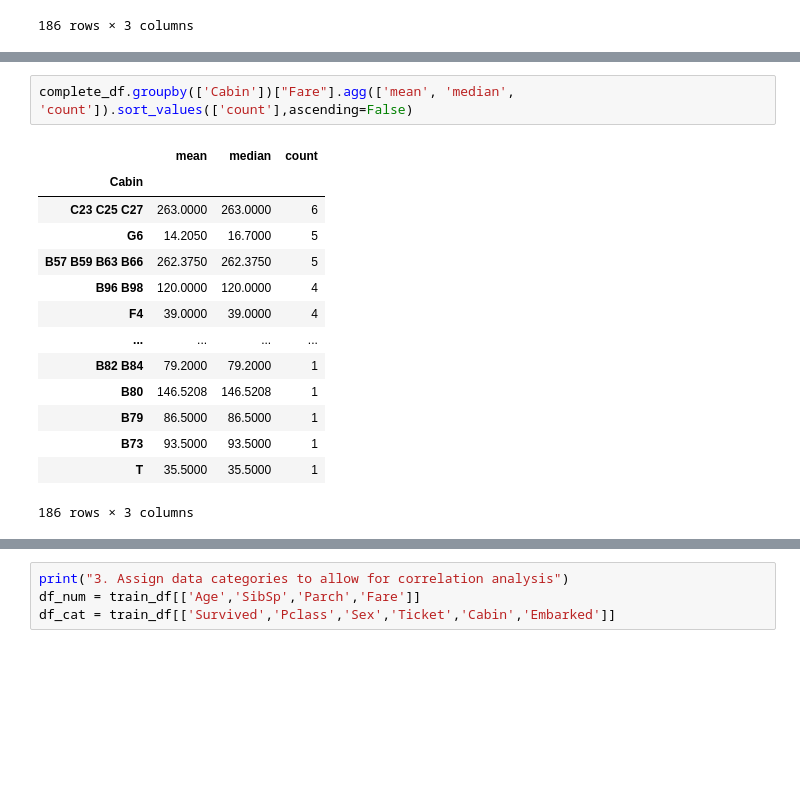
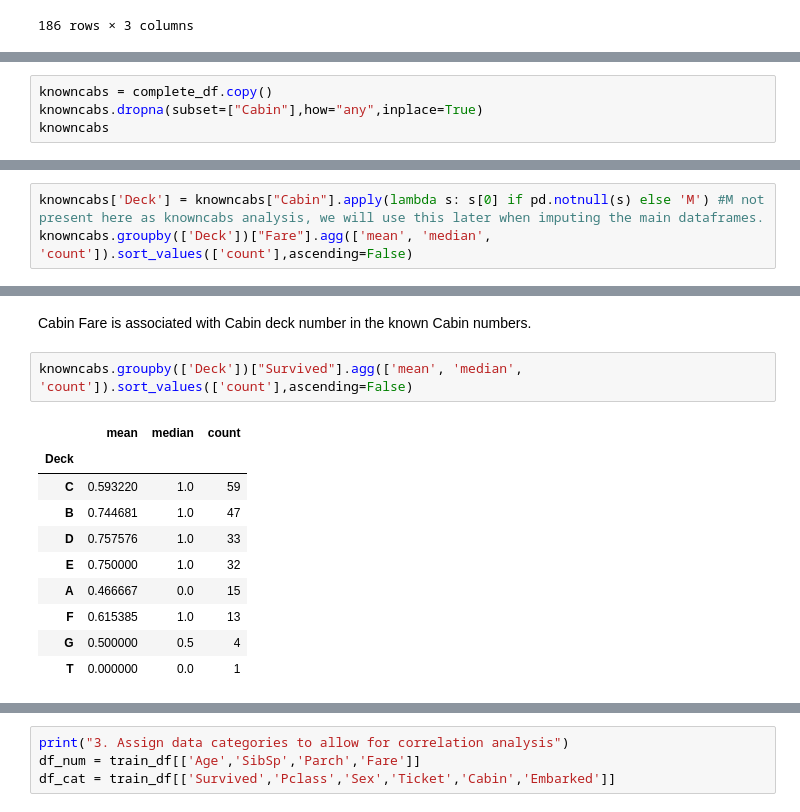
Before and after one commit to LAOLeary/kaggle-titanic, a Jupyter notebook: titanic-ML-example.ipynb, the cells around one changed output, grey strips where cells are left out. Cells and saved outputs as stored; diff of their text form; blank space fills up the shorter version.

```diff
--- a/titanic-ML-example.ipynb
+++ b/titanic-ML-example.ipynb
@@ -498,0 +516,4 @@ Cabin number is not a reliable indicator of fare (B79 vs B80).
+# %%
+knowncabs = complete_df.copy()
+knowncabs.dropna(subset=["Cabin"],how="any",inplace=True)
+knowncabs
@@ -498,0 +534,3 @@ Cabin number is not a reliable indicator of fare (B79 vs B80).
+# %%
+knowncabs['Deck'] = knowncabs["Cabin"].apply(lambda s: s[0] if pd.notnull(s) else 'M') #M not present here as knowncabs analysis, we will use this later when imputing the main dataframes.
+knowncabs.groupby(['Deck'])["Fare"].agg(['mean', 'median', 'count']).sort_values(['count'],ascending=False)
@@ -499,17 +548,15 @@ Cabin number is not a reliable indicator of fare (B79 vs B80).
+# %% [markdown]
+Cabin Fare is associated with Cabin deck number in the known Cabin numbers.
 # %%
-complete_df.groupby(['Cabin'])["Fare"].agg(['mean', 'median', 'count']).sort_values(['count'],ascending=False)
+knowncabs.groupby(['Deck'])["Survived"].agg(['mean', 'median', 'count']).sort_values(['count'],ascending=False)
 # %% [output]
 |  | mean | median | count |
-| Cabin |  |  |  |
-| C23 C25 C27 | 263.0000 | 263.0000 | 6 |
-| G6 | 14.2050 | 16.7000 | 5 |
-| B57 B59 B63 B66 | 262.3750 | 262.3750 | 5 |
-| B96 B98 | 120.0000 | 120.0000 | 4 |
-| F4 | 39.0000 | 39.0000 | 4 |
-| ... | ... | ... | ... |
-| B82 B84 | 79.2000 | 79.2000 | 1 |
-| B80 | 146.5208 | 146.5208 | 1 |
-| B79 | 86.5000 | 86.5000 | 1 |
-| B73 | 93.5000 | 93.5000 | 1 |
-| T | 35.5000 | 35.5000 | 1 |
+| Deck |  |  |  |
+| C | 0.593220 | 1.0 | 59 |
+| B | 0.744681 | 1.0 | 47 |
+| D | 0.757576 | 1.0 | 33 |
+| E | 0.750000 | 1.0 | 32 |
+| A | 0.466667 | 0.0 | 15 |
+| F | 0.615385 | 1.0 | 13 |
+| G | 0.500000 | 0.5 | 4 |
+| T | 0.000000 | 0.0 | 1 |
-186 rows × 3 columns
```
Also changed, not shown: parts of 32 cells of this notebook.
